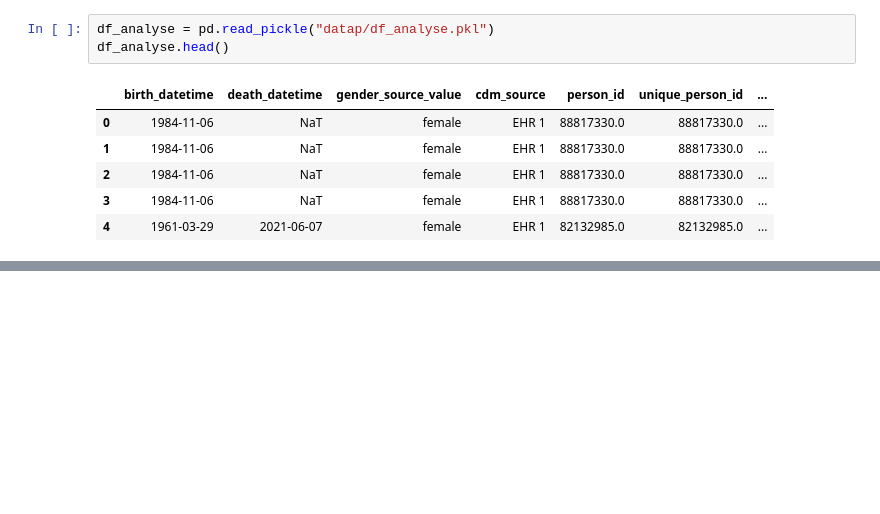
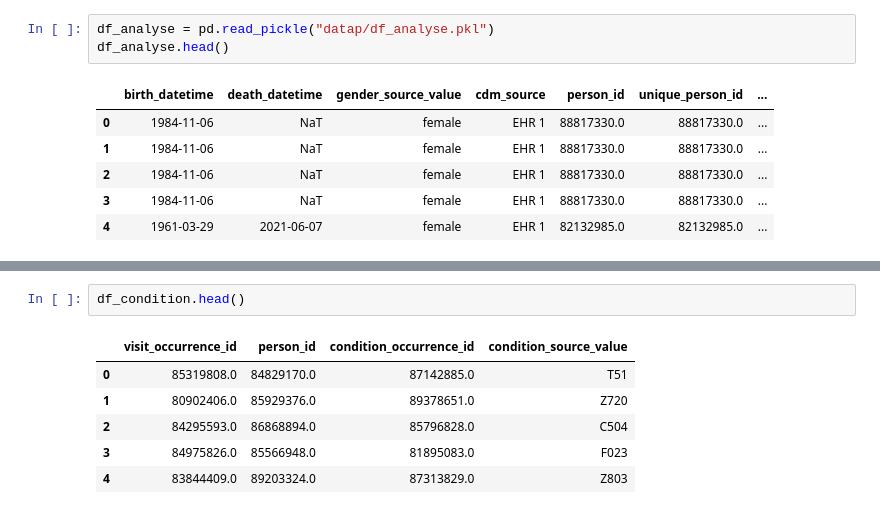
Before and after one commit to Bsbechir/EI-APHP, a Jupyter notebook: final_project_centrale/Hemoglobyne.ipynb, the cells around one changed output, grey strips where cells are left out. Saved outputs shown, nothing was run; the diff lists cells and outputs as text; blank space fills up the shorter version.

```diff
--- a/final_project_centrale/Hemoglobyne.ipynb
+++ b/final_project_centrale/Hemoglobyne.ipynb
@@ -85,0 +54,9 @@ chart_age.display()
+# %%
+df_condition.head()
+# %% [output]
+|  | visit_occurrence_id | person_id | condition_occurrence_id | condition_source_value |
+| 0 | 85319808.0 | 84829170.0 | 87142885.0 | T51 |
+| 1 | 80902406.0 | 85929376.0 | 89378651.0 | Z720 |
+| 2 | 84295593.0 | 86868894.0 | 85796828.0 | C504 |
+| 3 | 84975826.0 | 85566948.0 | 81895083.0 | F023 |
+| 4 | 83844409.0 | 89203324.0 | 87313829.0 | Z803 |
```
Also changed, not shown: parts of 5 cells of this notebook.
